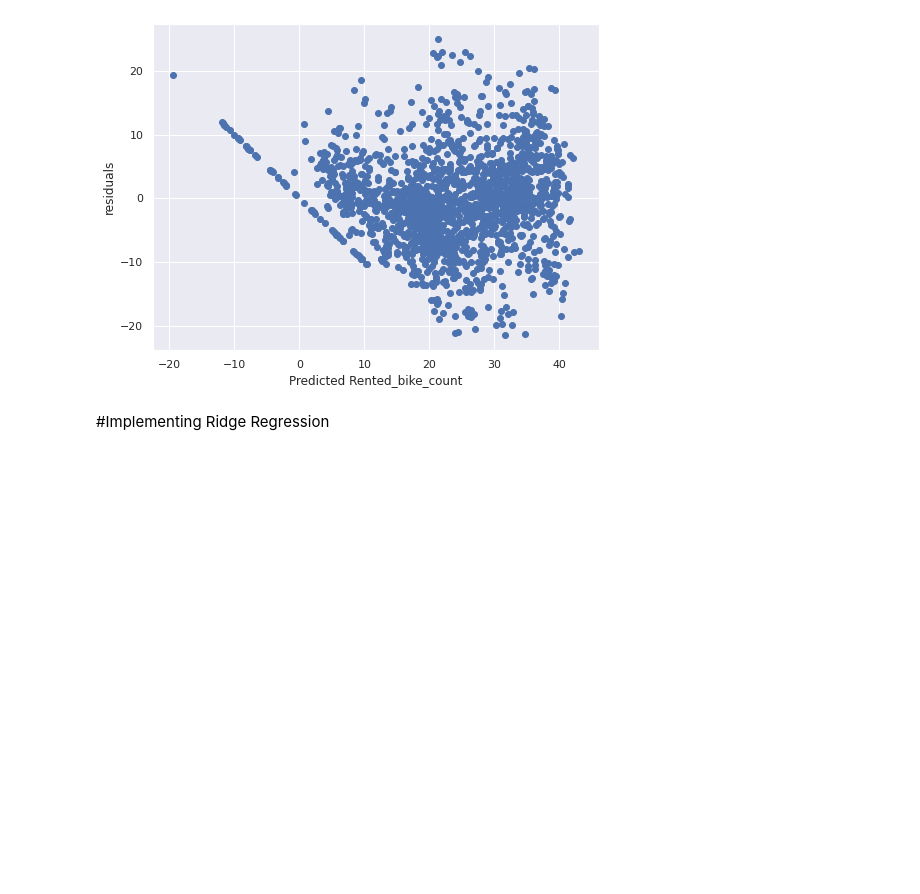
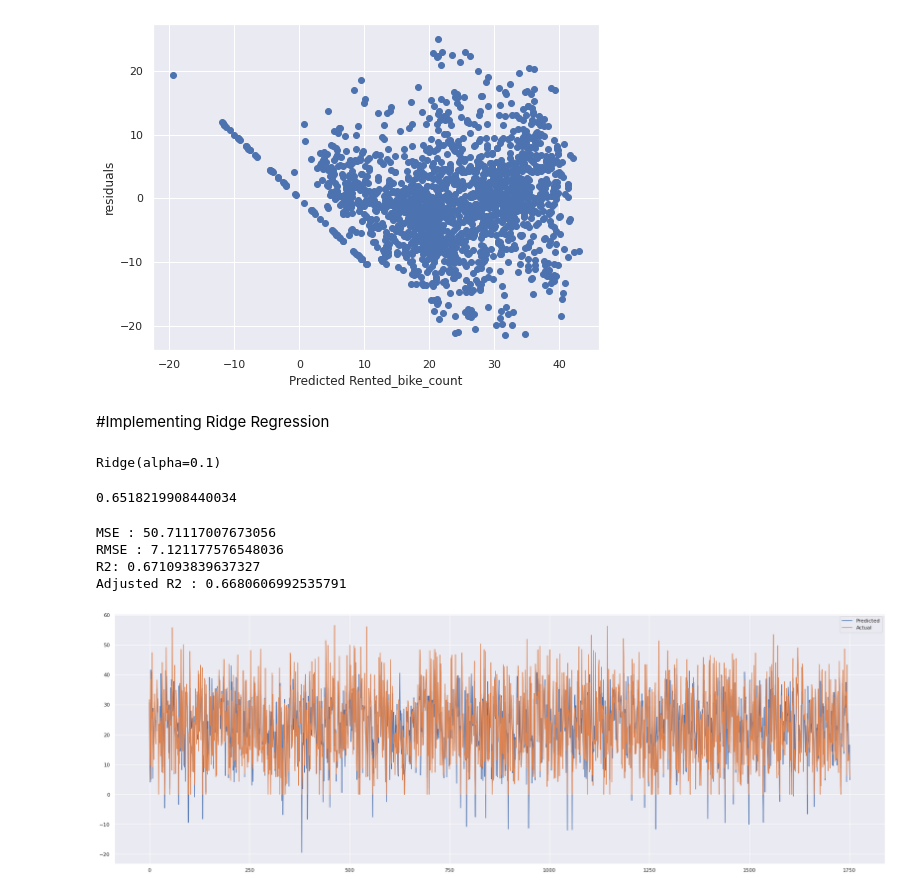
Before and after one commit to anshu57/Bike-Sharing-Demand-Prediction, a Jupyter notebook: Bike_Sharing_Demand_Prediction_Capstone_Project.ipynb, the cells around one changed output. Drawn from its saved outputs; the diff is of its cells as text; code cells hidden in the pictures; blank space fills up the shorter version.

```diff
--- a/Bike_Sharing_Demand_Prediction_Capstone_Project.ipynb
+++ b/Bike_Sharing_Demand_Prediction_Capstone_Project.ipynb
@@ -625,4 +625,37 @@ Text(0, 0.5, 'residuals')
 #Implementing Ridge Regression
 # %%
 from sklearn.linear_model import Ridge
-ridge = Ridge()
+ridge = Ridge(alpha = 0.1)
+ridge.fit(X_train,y_train)
+# %% [output]
+Ridge(alpha=0.1)
+# %%
+ridge.score(X_train,y_train)
+# %% [output]
+0.6518219908440034
+# %%
+y_pred_r =ridge.predict(X_test)
+# %%
+#Evaluation metrics for ridge regression on test data
+MSE = mean_squared_error((y_test),(y_pred_r))
+print("MSE :",MSE)
+
+RMSE = np.sqrt(MSE)
+print('RMSE :',RMSE)
+
+r2 = r2_score(y_test,y_pred_r)
+print('R2:',r2)
+print("Adjusted R2 :",1-(1-r2_score(y_test, y_pred_r))*((X_test.shape[0]-1)/(X_test.shape[0]-X_test.shape[1]-1)) )
+# %% [output]
+MSE : 50.71117007673056
+RMSE : 7.121177576548036
+R2: 0.671093839637327
+Adjusted R2 : 0.6680606992535791
+# %%
+plt.figure(figsize=(30,10))
+plt.plot(np.array(y_pred_r))
+plt.plot(np.array(y_test))
+plt.legend(["Predicted","Actual"])
+plt.show()
+# %% [output]
+[figure, added]
```
Also changed, not shown: parts of 15 cells of this notebook.
